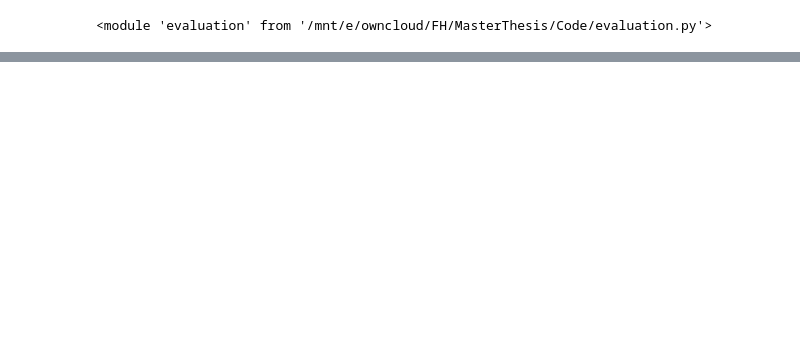
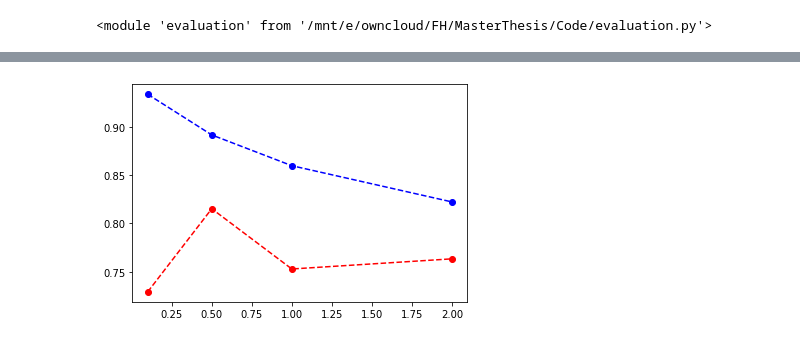
Before and after one commit to HennerM/rs-ml-with-constraints, a Jupyter notebook: EvaluationNotebook.ipynb, the cells around one changed output, grey strips where cells are left out. Cells and saved outputs as stored; diff of their text form; code cells hidden in the pictures; blank space fills up the shorter version.

```diff
--- a/EvaluationNotebook.ipynb
+++ b/EvaluationNotebook.ipynb
@@ -107,0 +66,6 @@ model.__dict__['epochs']
+# %%
+plt.plot(eval_data['novelty_weight'], eval_data['epc@10'], 'ro', ls='--')
+plt.plot(eval_data['novelty_weight'], eval_data['accuracy'], 'bo', ls='--')
+plt.show()
+# %% [output]
+[figure, added]
```
Also changed, not shown: parts of 12 cells of this notebook, 1 other file.
